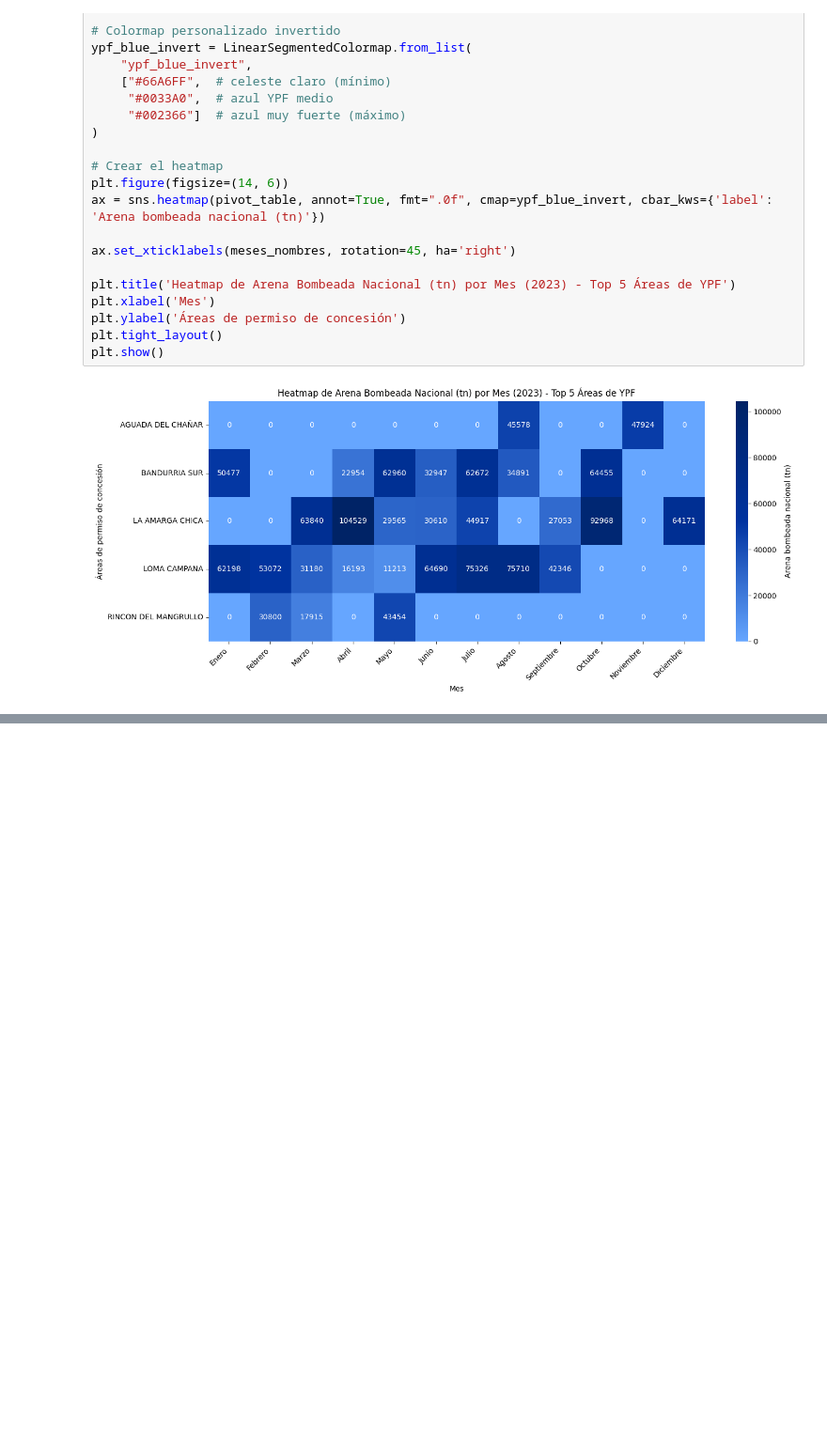
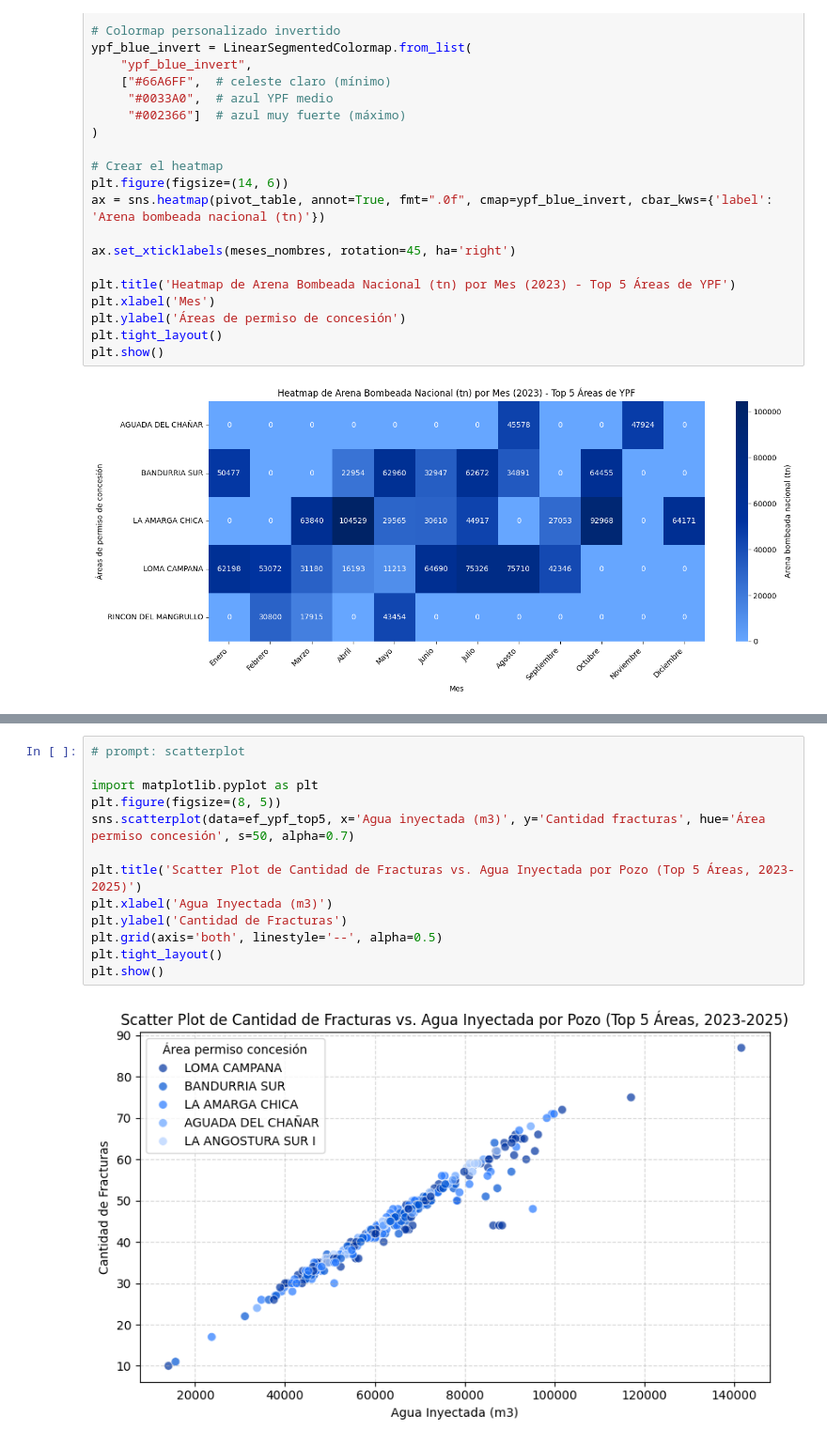
Before and after one commit to antonellafontanetto/Etapas-Fracturadas---YPF, a Jupyter notebook: Etapas_Fracturadas_de_YPF.ipynb, the cells around one changed output, grey strips where cells are left out. Shown at 94% size. Cells and saved outputs as stored; diff of their text form; blank space fills up the shorter version.

```diff
--- a/Etapas_Fracturadas_de_YPF.ipynb
+++ b/Etapas_Fracturadas_de_YPF.ipynb
@@ -1099,0 +1263,15 @@ plt.show()
+# %%
+# prompt: scatterplot
+
+import matplotlib.pyplot as plt
+plt.figure(figsize=(8, 5))
+sns.scatterplot(data=ef_ypf_top5, x='Agua inyectada (m3)', y='Cantidad fracturas', hue='Área permiso concesión', s=50, alpha=0.7)
+
+plt.title('Scatter Plot de Cantidad de Fracturas vs. Agua Inyectada por Pozo (Top 5 Áreas, 2023-2025)')
+plt.xlabel('Agua Inyectada (m3)')
+plt.ylabel('Cantidad de Fracturas')
+plt.grid(axis='both', linestyle='--', alpha=0.5)
+plt.tight_layout()
+plt.show()
+# %% [output]
+[figure, added]
```
Also changed, not shown: parts of 14 cells of this notebook.
